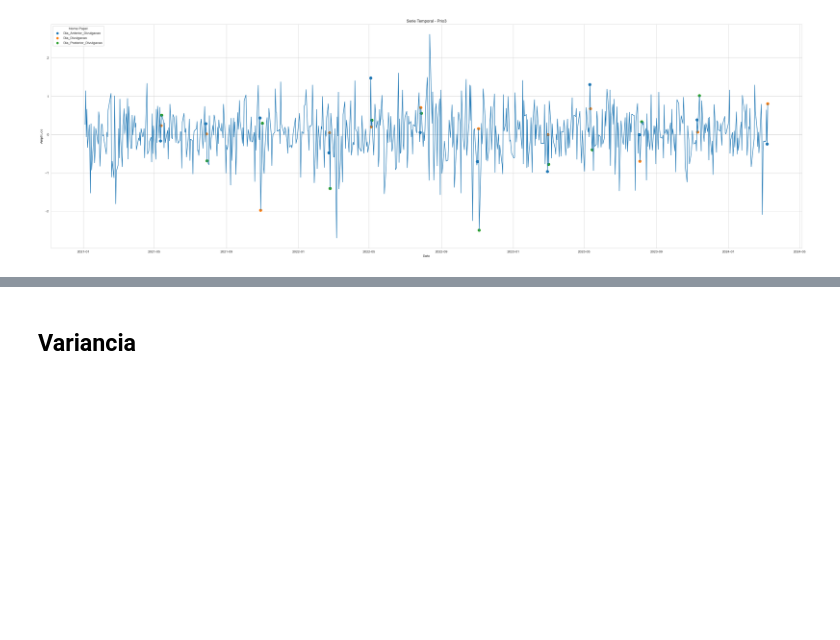
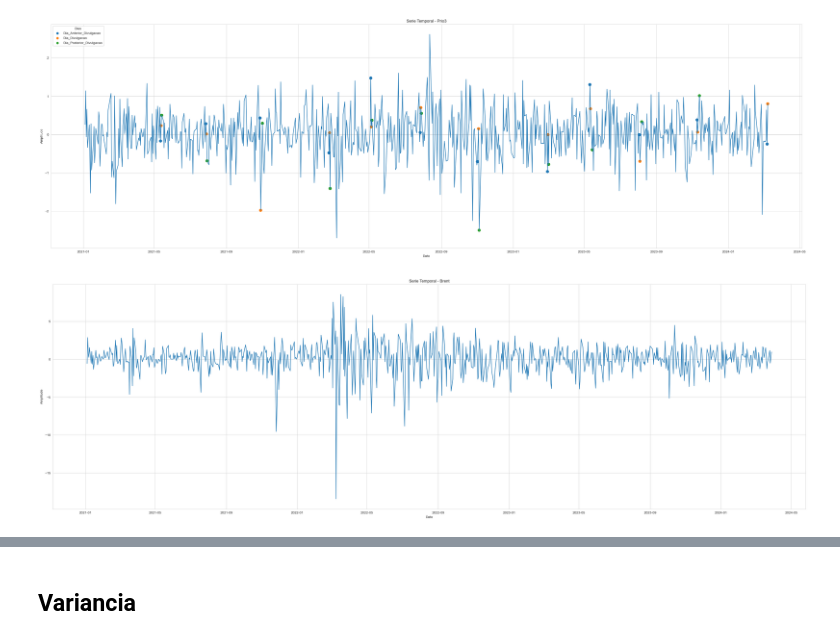
Before and after one commit to MatSchualtz/TCC, a Jupyter notebook: TCC.ipynb, the cells around one changed output, grey strips where cells are left out. Cells and saved outputs as stored; diff of their text form; code cells hidden in the pictures; blank space fills up the shorter version.

```diff
--- a/TCC.ipynb
+++ b/TCC.ipynb
@@ -41,6 +47,8 @@ from datetime import datetime, date, timedelta
 # %%
 Petr4 = web.get_data_yahoo(['PETR4.SA'])[['Open','Close']].reset_index()
 Prio3 = web.get_data_yahoo(['PRIO3.SA'])[['Open','Close']].reset_index()
+Brent = web.get_data_yahoo(['BZ=F'])[['Open','Close']].reset_index()
+WTI = web.get_data_yahoo(['CL=F'])[['Open','Close']].reset_index()
 # %% [output]
 [*********************100%%**********************]  1 of 1 completed
 [*********************100%%**********************]  1 of 1 completed
@@ -47,3 +57,5 @@ Prio3 = web.get_data_yahoo(['PRIO3.SA'])[['Open','Close']].reset_index()
 # %%
 Prio3 = Prio3[(Prio3['Date'] >= '2021-01-01') & (Prio3['Date'] <= '2024-03-31')].reset_index(drop=True)
 Petr4 = Petr4[(Petr4['Date'] >= '2021-01-01') & (Petr4['Date'] <= '2024-03-31')].reset_index(drop=True)
+Brent = Brent[(Brent['Date'] >= '2021-01-01') & (Brent['Date'] <= '2024-03-31')].reset_index(drop=True)
+WTI = WTI[(WTI['Date'] >= '2021-01-01') & (WTI['Date'] <= '2024-03-31')].reset_index(drop=True)
@@ -246,2 +299,4 @@ Ao realizar o ANOVA não foi possível encontrar envidência estatística de que
 # %%
 df.set_index('Date', drop= True, inplace=True)
+Brent.set_index('Date', drop=True, inplace=True)
+WTI.set_index('Date', drop=True, inplace=True)
@@ -274,3 +327,11 @@ plt.legend(title='Nome Papel', loc='upper left')
 plt.show()
 # %% [output]
 [figure]
+# %%
+sns.set_style("whitegrid")
+plt.figure(figsize=(40, 12))
+sns.lineplot(x=Brent.index, y='Amplitude', data=Brent, palette='tab10')
+plt.title('Serie Temporal - Brent')
+plt.show()
+# %% [output]
+[figure, added]
```
Also changed, not shown: parts of 29 cells of this notebook.
